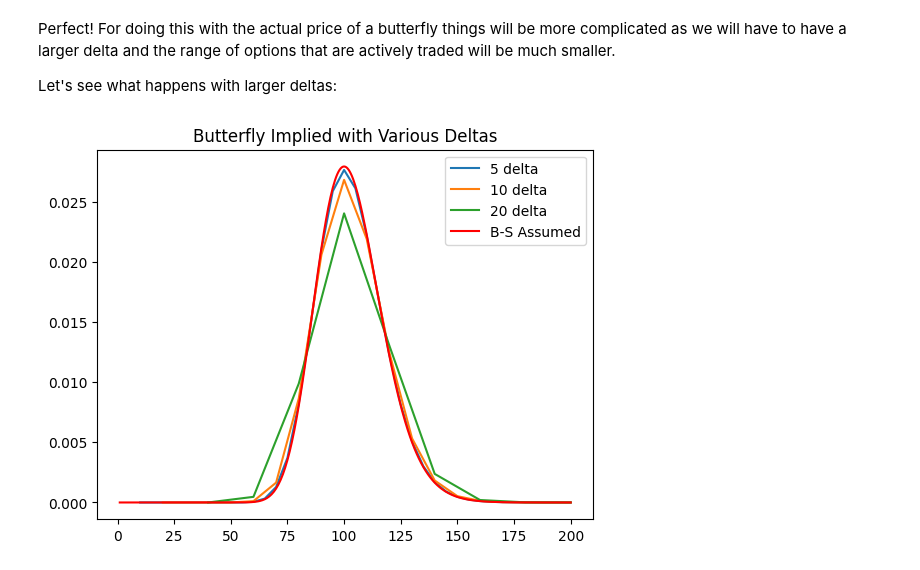
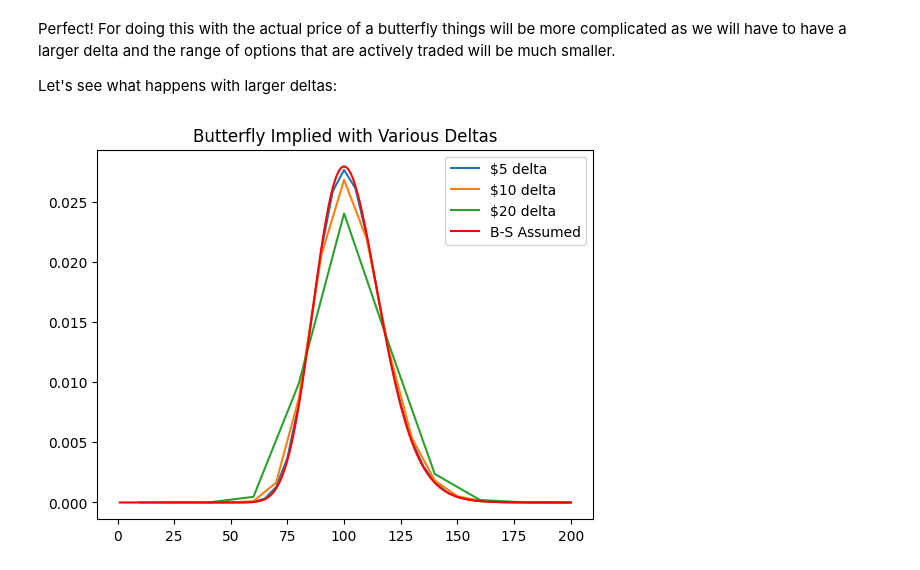
Before and after one commit to hdaniel17/options, a Jupyter notebook: implied-probability.ipynb, the cells around one changed output. Drawn from its saved outputs; the diff is of its cells as text; code cells hidden in the pictures.

```diff
--- a/implied-probability.ipynb
+++ b/implied-probability.ipynb
@@ -163,12 +163,12 @@ for i in [5,10,20]:
 # %%
 x = np.linspace(K_start, K_stop, int((K_stop - K_start)/delta) + 1)
 mu = np.log(S0) + (r - ((sigma**2)/2)) * T
 log_sigma = np.sqrt(T) * sigma
 p = lognorm.pdf(x = x, scale = np.exp(mu), s = log_sigma)
 for i in [5,10,20]:
     plt.plot(delta_dict[i].strike, delta_dict[i].probability)
 plt.title('Butterfly Implied with Various Deltas')
 plt.plot(x, p, 'r')
-plt.legend(['5 delta', '10 delta', '20 delta', 'B-S Assumed']);
+plt.legend(['$5 delta', '$10 delta', '$20 delta', 'B-S Assumed']);
 # %% [output]
-[figure, old version]
+[figure, new version]
```
Also changed, not shown: parts of 10 cells of this notebook.
